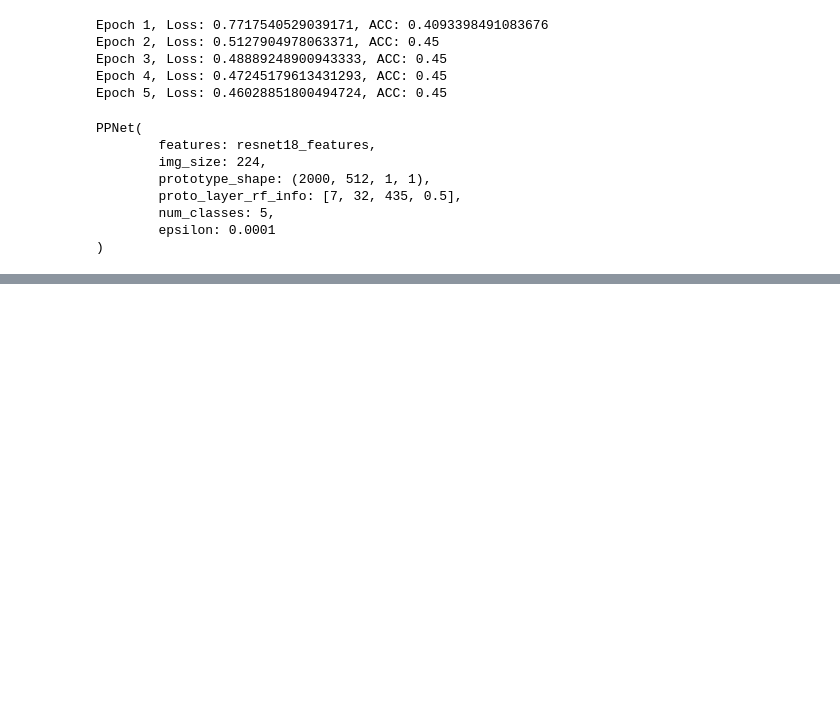
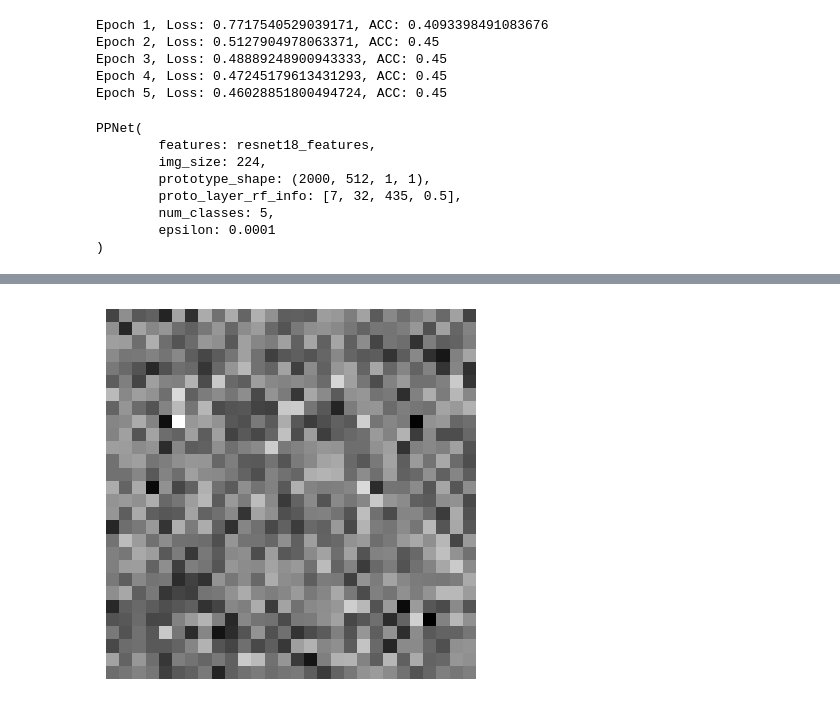
Before and after one commit to pooriya-jamie/ProtoPNet, a Jupyter notebook: Model.ipynb, the cells around one changed output, grey strips where cells are left out. Drawn from its saved outputs; the diff is of its cells as text; code cells hidden in the pictures; blank space fills up the shorter version.

```diff
--- a/Model.ipynb
+++ b/Model.ipynb
@@ -650,0 +1087,36 @@ PPNet(
+# %%
+import torch
+import torch.nn as nn
+import torch.optim as optim
+
+# Define the activation maximization function
+def activate_maximize(model, target_neuron, num_iterations=100, lr=0.1):
+    model.eval()
+    image = torch.randn(1, 1, 28, 28, requires_grad=True)  # Random input image
+    optimizer = optim.SGD([image], lr=lr)
+
+    for _ in range(num_iterations):
+        optimizer.zero_grad()
+        _, output = model(image)  # Modify this line to unpack the output tuple
+        activation = output[0, target_neuron]  # Activation of the target neuron
+        activation.backward()
+        optimizer.step()
+
+    return image
+
+# Select the target neuron to visualize
+target_neuron = 0  # Change this to the desired target neuron index
+
+# Perform activation maximization
+image = activate_maximize(model, target_neuron)
+
+# Convert the generated image to a numpy array for visualization
+image = image.detach().squeeze().numpy()
+
+# Display the generated image
+import matplotlib.pyplot as plt
+plt.imshow(image, cmap='gray')
+plt.axis('off')
+plt.show()
+# %% [output]
+[figure, added]
```
Also changed, not shown: parts of 12 cells of this notebook.
